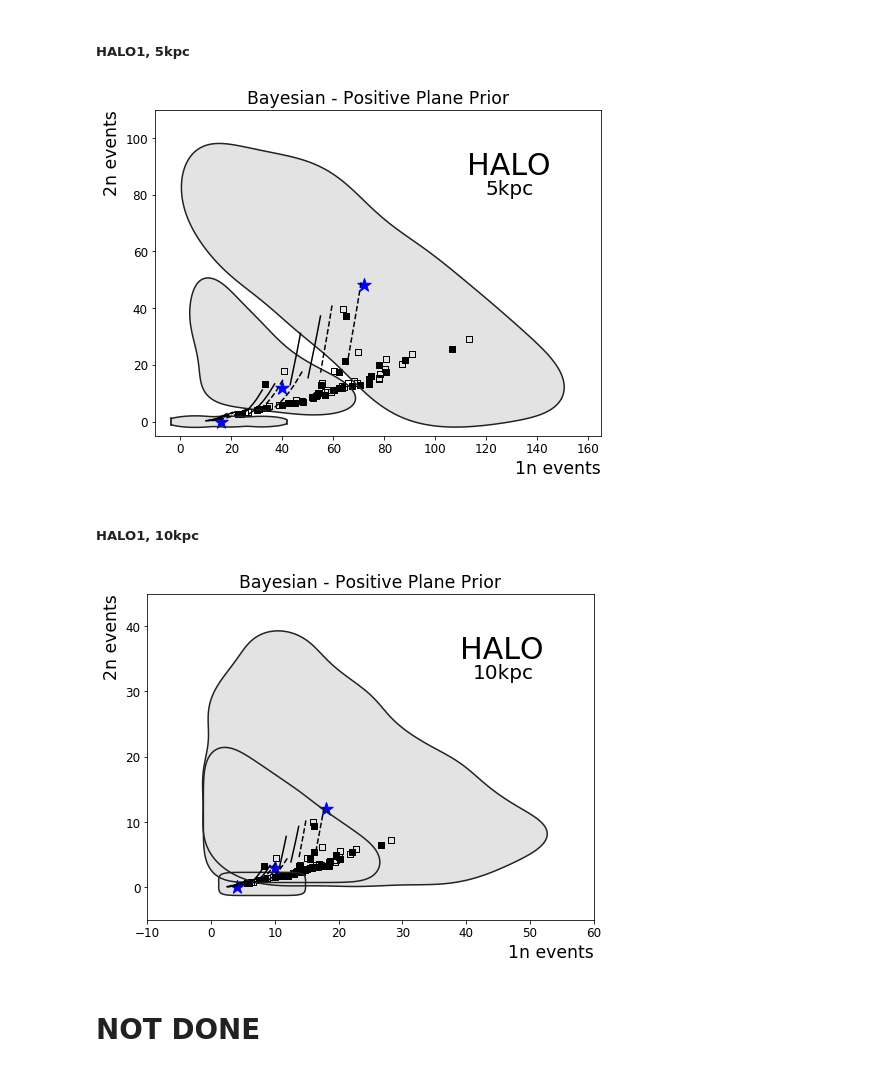
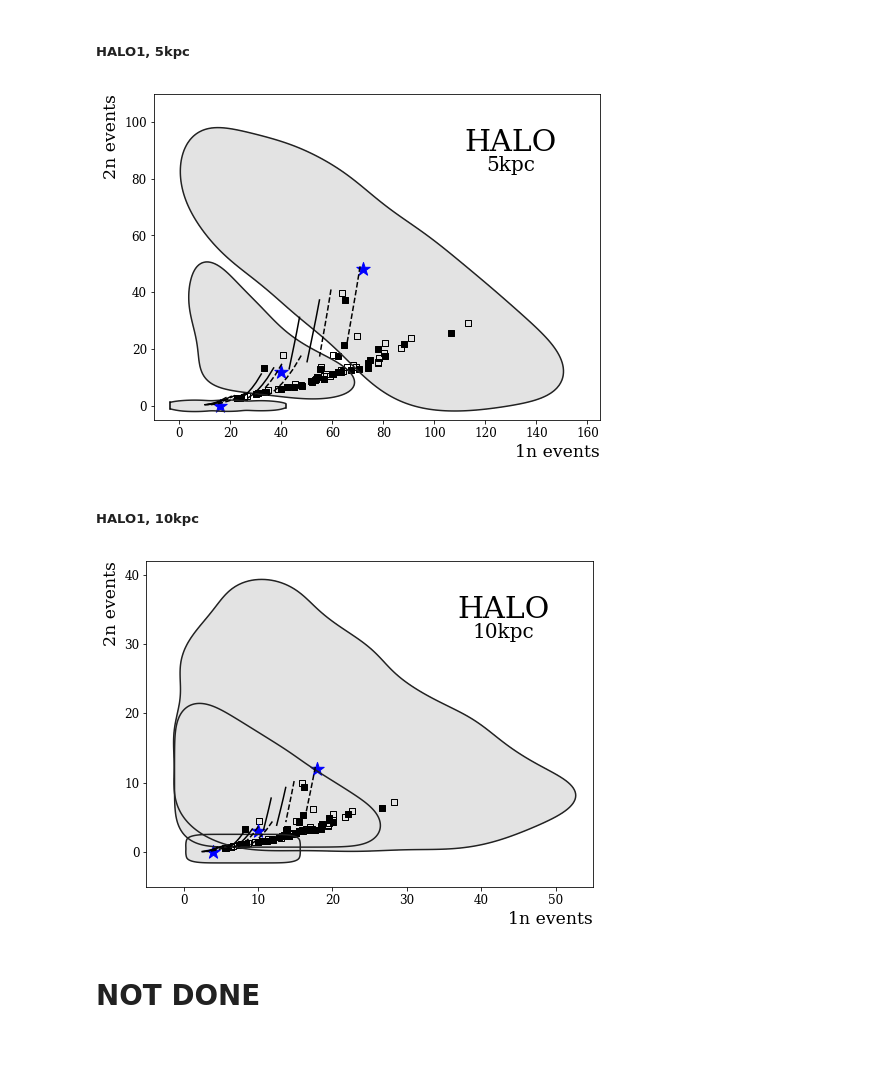
Before and after one commit to jfcrenshaw/halo, a Jupyter notebook: unfolding_plots.ipynb, the cells around one changed output. Saved outputs shown, nothing was run; the diff lists cells and outputs as text; code cells hidden in the pictures.

```diff
--- a/unfolding_plots.ipynb
+++ b/unfolding_plots.ipynb
@@ -26,7 +26,7 @@ unfolded_location = './unfolded_data/'
 ## Plot style settings
 # %%
 figsize = (8,6)
-plt.rc('font', family='sans-serif')
+plt.rc('font', family='serif')
 plt.rc('axes', labelsize='xx-large')
 plt.rc('xtick', labelsize='large')
 plt.rc('ytick', labelsize='large')
@@ -279,37 +278,37 @@ figBpp1,axBpp1 = plt.subplots(1,1,figsize=figsize)
 
 contours(xBpp1_1,yBpp1_1,cutBpp1_1,axBpp1)
 contours(xBpp1_2,yBpp1_2,cutBpp1_2*0.8,axBpp1,x_bw=np.std(xBpp1_2)/2)
 contours(xBpp1_3,yBpp1_3,cutBpp1_3,axBpp1)
 
 # manual fix of clipped contour
 x_manfix1 = [-3.8,-3.8]
 y_manfix1 = [-1.1,1.1]
 axBpp1.plot(x_manfix1,y_manfix1,color='black')
 x_manfix2 = [41.8,41.8]
 y_manfix2 = [-0.7,0.7]
 axBpp1.plot(x_manfix2,y_manfix2,color='black')
 
 other_sn_models(axBpp1,1,5,False)
 snowglobes_curves(axBpp1,1,5,False)
 
 # Truth values
 Truth = [[72,40,16],[48,12,0]]
 axBpp1.scatter(Truth[0],Truth[1],color='b',marker='*',s=truth_size)
 
 # Title
-axBpp1.set_title('Bayesian - Positive Plane Prior')
-axBpp1.text(0.7,0.8,'HALO',fontsize=exp_size,transform=axBpp1.transAxes)
-axBpp1.text(0.74,0.74,'5kpc',fontsize=dist_size,transform=axBpp1.transAxes)
+#axBpp1.set_title('Bayesian - Positive Plane Prior')
+axBpp1.text(0.8,0.85,'HALO',fontsize=exp_size,transform=axBpp1.transAxes,ha='center',va='center')
+axBpp1.text(0.8,0.78,'5kpc',fontsize=dist_size,transform=axBpp1.transAxes,ha='center',va='center')
 
 
 axBpp1.set_xlim(-10,165)
 axBpp1.set_ylim(-5,110)
 
 pylab.savefig('./figures/bayesian_positiveplane_unfolding_halo1_5kpc.png')
 
 plt.show()
 # %% [output]
-[figure, old version]
+[figure, new version]
 # %% [markdown]
 ##### HALO1, 10kpc
 # %%
@@ -377,18 +376,18 @@ Truth = [[18,10,4],[12,3,0]]
 axBpp2.scatter(Truth[0],Truth[1],color='b',marker='*',s=truth_size)
 
 # Title
-axBpp2.set_title('Bayesian - Positive Plane Prior')
-axBpp2.text(0.7,0.8,'HALO',fontsize=exp_size,transform=axBpp2.transAxes)
-axBpp2.text(0.73,0.74,'10kpc',fontsize=dist_size,transform=axBpp2.transAxes)
+#axBpp2.set_title('Bayesian - Positive Plane Prior')
+axBpp2.text(0.8,0.85,'HALO',fontsize=exp_size,transform=axBpp2.transAxes,ha='center',va='center')
+axBpp2.text(0.8,0.78,'10kpc',fontsize=dist_size,transform=axBpp2.transAxes,ha='center',va='center')
 
-axBpp2.set_xlim(-10,60)
-axBpp2.set_ylim(-5,45)
+axBpp2.set_xlim(-5,55)
+axBpp2.set_ylim(-5,42)
 
 pylab.savefig('./figures/bayesian_positiveplane_unfolding_halo1_10kpc.png')
 
 plt.show()
 # %% [output]
-[figure, old version]
+[figure, new version]
 # %% [markdown]
 # NOT DONE
 # %% [markdown]
```
Also changed, not shown: parts of 26 cells of this notebook, 14 other files.
